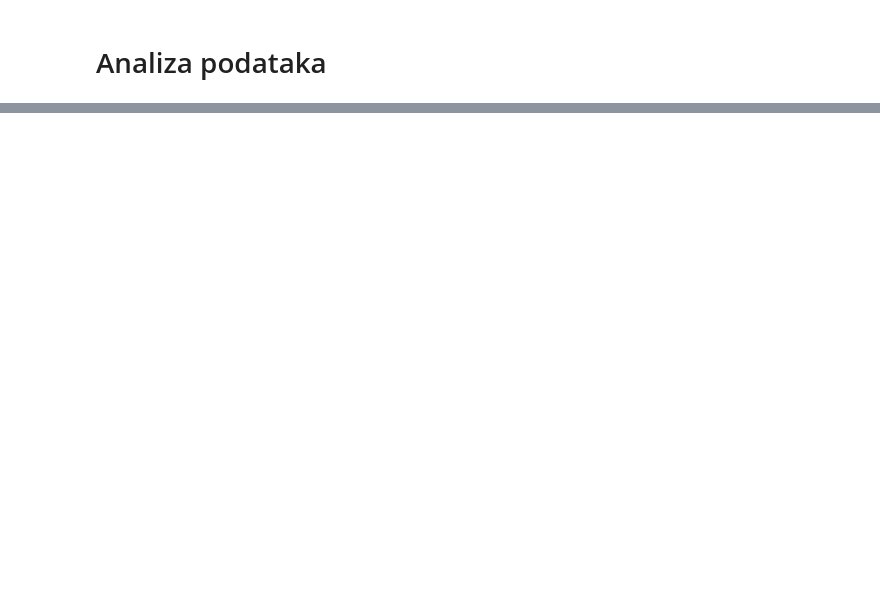
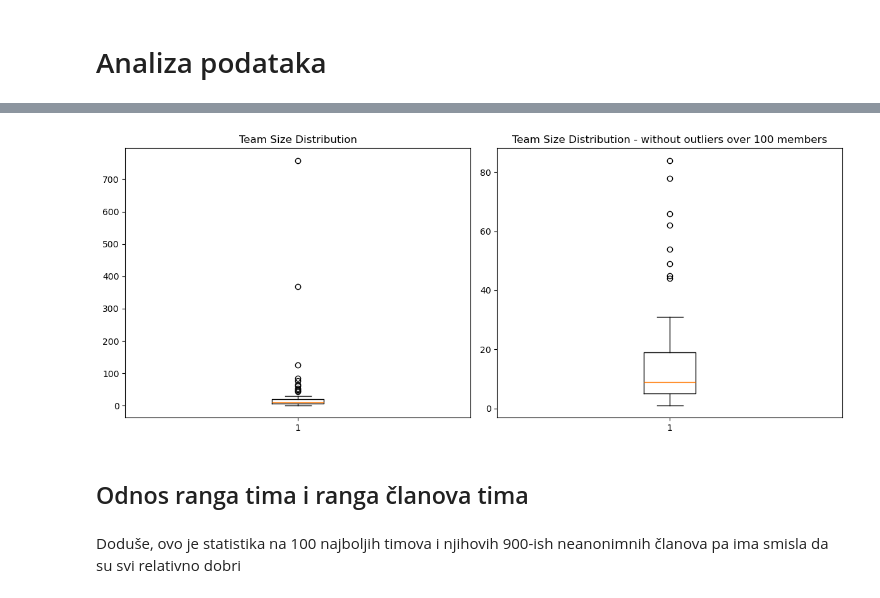
Before and after one commit to dfili/DIPRAD, a Jupyter notebook: HTB/htb_analiza.ipynb, the cells around one changed output, grey strips where cells are left out. Cells and saved outputs as stored; diff of their text form; code cells hidden in the pictures; blank space fills up the shorter version.

Commit message:
odnos ranga tima i igrača, rankga i veličine tima, korisničkih i timskih bodova

```diff
--- a/HTB/htb_analiza.ipynb
+++ b/HTB/htb_analiza.ipynb
@@ -258,0 +367,3 @@ user_categories_df.pivot_table(
+# %%
+team_size_data = team_members_df.groupby("team_id").size()
+team_size_data.describe()
@@ -258,0 +396,19 @@ user_categories_df.pivot_table(
+# %%
+fig, axes = plt.subplots(1, 2, figsize=(12, 5))
+
+upper_bound = 100
+filtered = team_size_data[team_size_data <= upper_bound]
+
+axes[0].boxplot(team_size_data)
+axes[0].set_title('Team Size Distribution')
+axes[1].boxplot(filtered)
+axes[1].set_title('Team Size Distribution - without outliers over 100 members')
+
+plt.tight_layout()
+plt.show()
+# %% [output]
+[figure, added]
+# %% [markdown]
+## Odnos ranga tima i ranga članova tima
+# %% [markdown]
+Doduše, ovo je statistika na 100 najboljih timova i njihovih 900-ish neanonimnih članova pa ima smisla da su svi relativno dobri
```
Also changed, not shown: parts of 72 cells of this notebook, 1 other file.
